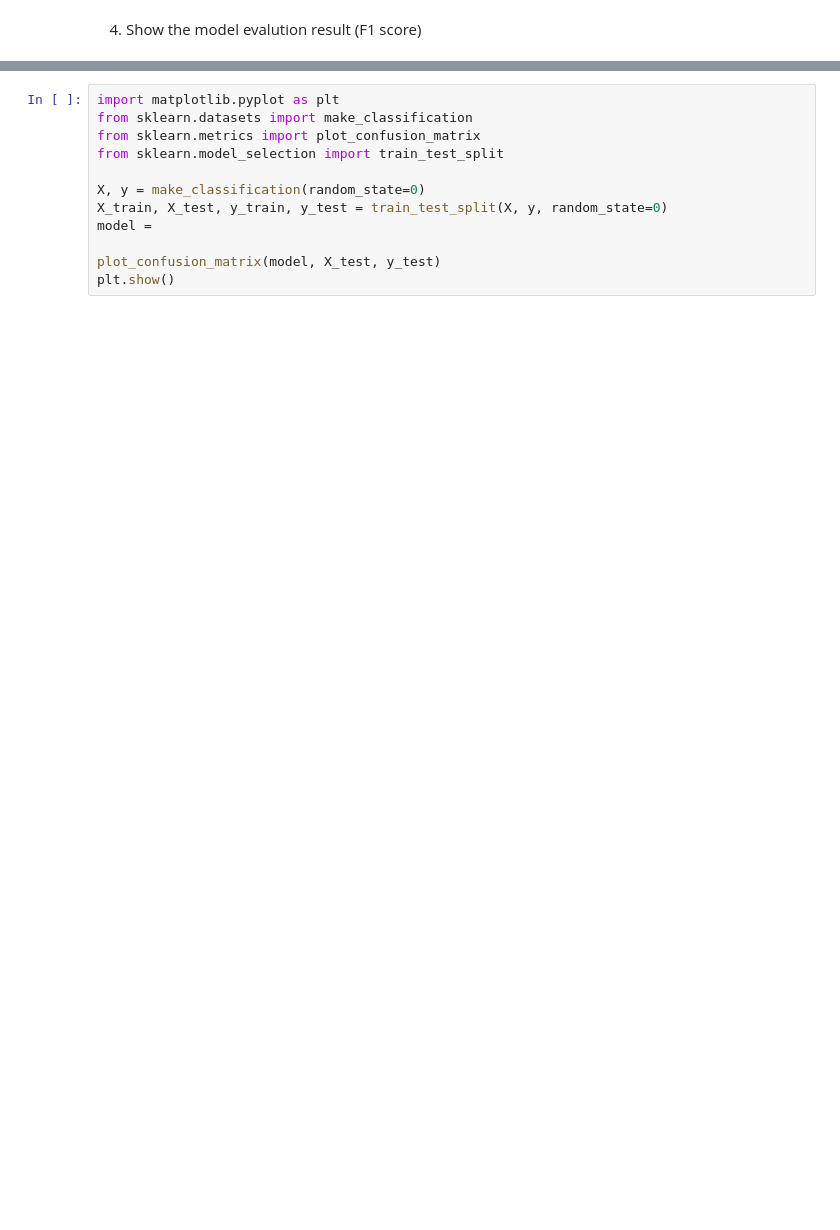
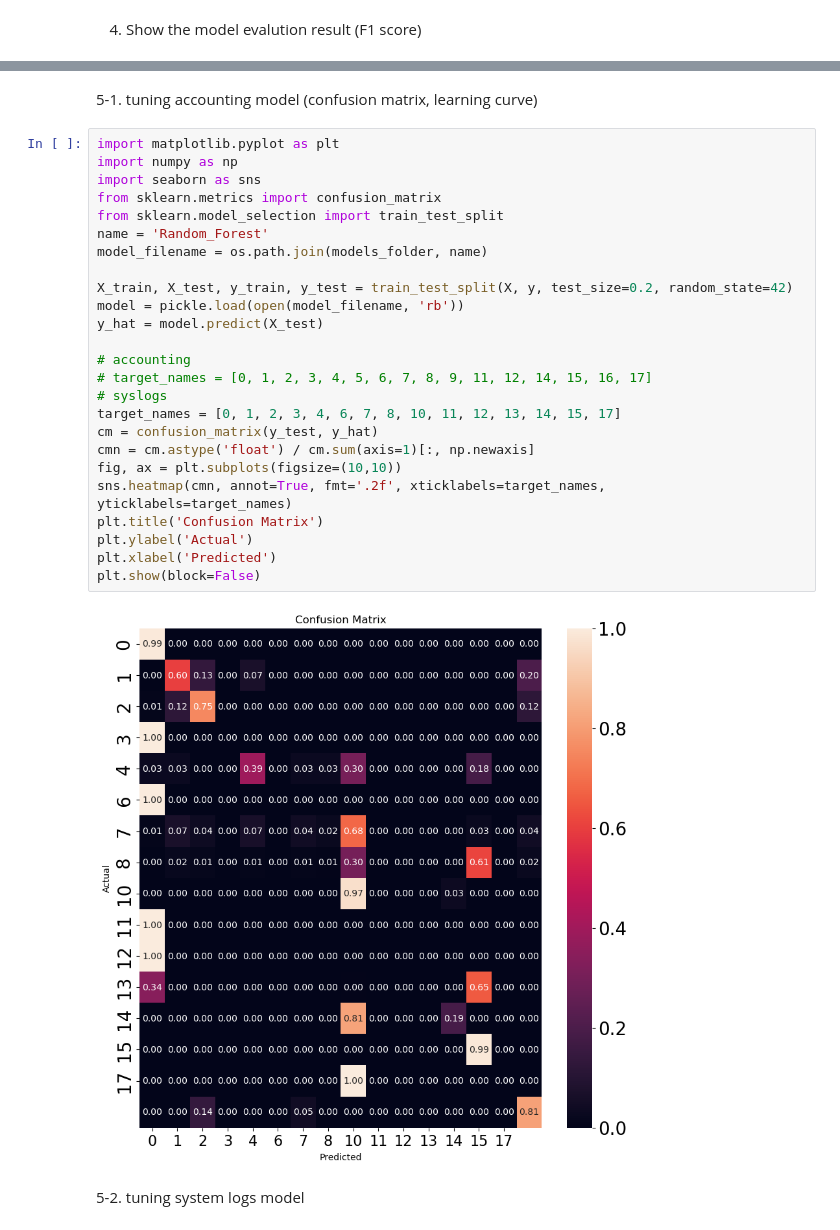
Before and after one commit to charlie532/Cyber-Attack-Lifecycle-and-Technique-Detection, a Jupyter notebook: 2_ML_training/training_models.ipynb, the cells around one changed output, grey strips where cells are left out. Cells and saved outputs as stored; diff of their text form; blank space fills up the shorter version.

```diff
--- a/2_ML_training/training_models.ipynb
+++ b/2_ML_training/training_models.ipynb
@@ -193,12 +178,31 @@ plt.show()
-# %%
-import matplotlib.pyplot as plt
-from sklearn.datasets import make_classification
-from sklearn.metrics import plot_confusion_matrix
-from sklearn.model_selection import train_test_split
-
-X, y = make_classification(random_state=0)
-X_train, X_test, y_train, y_test = train_test_split(X, y, random_state=0)
-model =
-
-plot_confusion_matrix(model, X_test, y_test)
-plt.show()
+# %% [markdown]
+5-1. tuning accounting model (confusion matrix, learning curve)
+# %%
+import matplotlib.pyplot as plt
+import numpy as np
+import seaborn as sns
+from sklearn.metrics import confusion_matrix
+from sklearn.model_selection import train_test_split
+name = 'Random_Forest'
+model_filename = os.path.join(models_folder, name)
+
+X_train, X_test, y_train, y_test = train_test_split(X, y, test_size=0.2, random_state=42)
+model = pickle.load(open(model_filename, 'rb'))
+y_hat = model.predict(X_test)
+
+# accounting
+# target_names = [0, 1, 2, 3, 4, 5, 6, 7, 8, 9, 11, 12, 14, 15, 16, 17]
+# syslogs
+target_names = [0, 1, 2, 3, 4, 6, 7, 8, 10, 11, 12, 13, 14, 15, 17]
+cm = confusion_matrix(y_test, y_hat)
+cmn = cm.astype('float') / cm.sum(axis=1)[:, np.newaxis]
+fig, ax = plt.subplots(figsize=(10,10))
+sns.heatmap(cmn, annot=True, fmt='.2f', xticklabels=target_names, yticklabels=target_names)
+plt.title('Confusion Matrix')
+plt.ylabel('Actual')
+plt.xlabel('Predicted')
+plt.show(block=False)
+# %% [output]
+[figure, added]
+# %% [markdown]
+5-2. tuning system logs model
```
Also changed, not shown: parts of 7 cells of this notebook, 7 other files.
